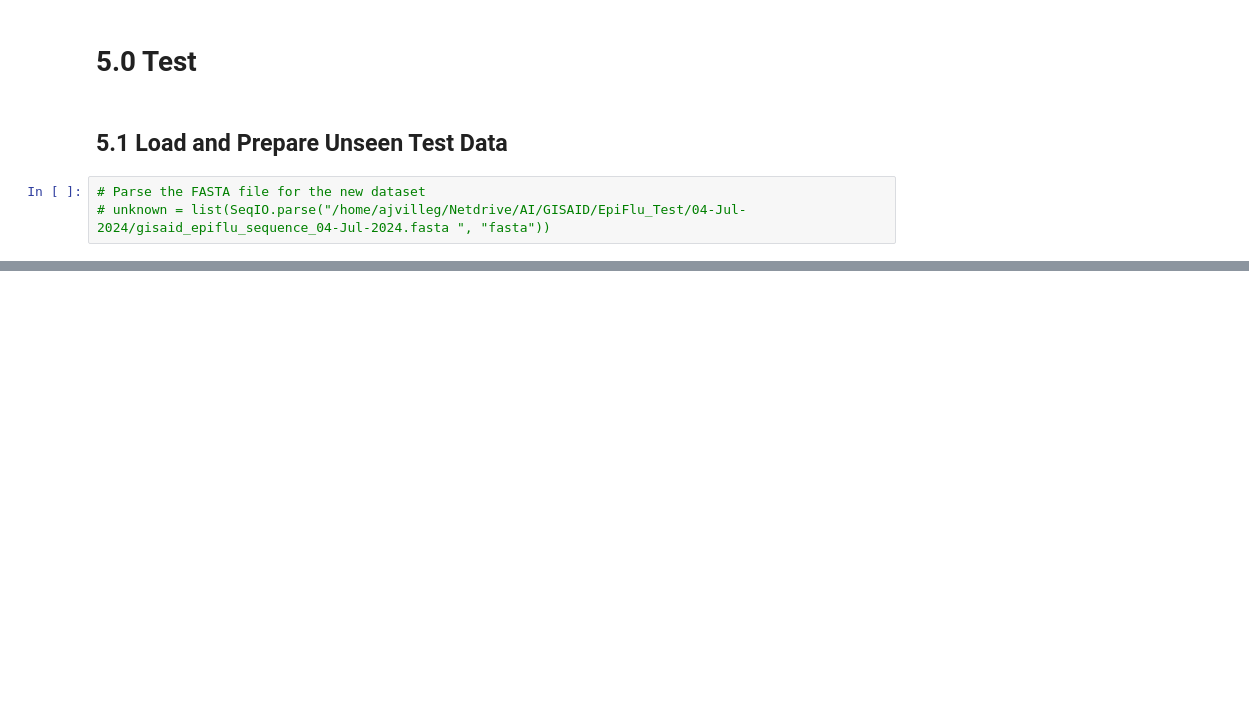
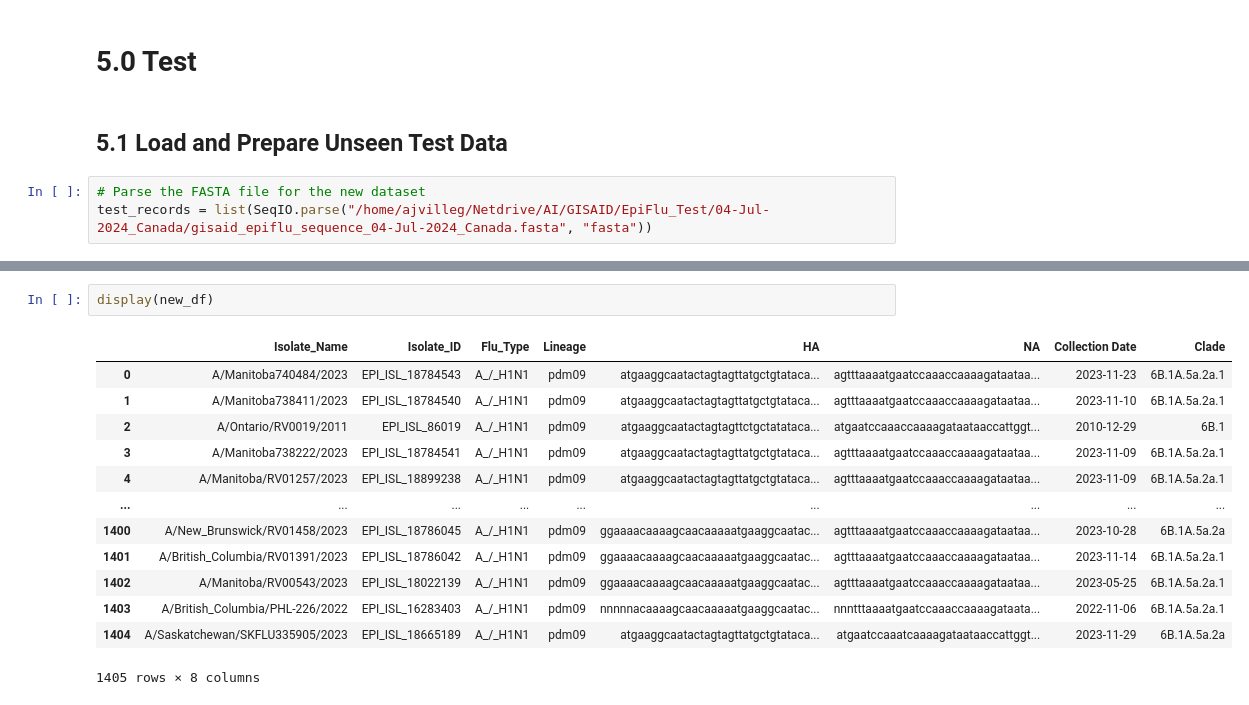
Before and after one commit to ajvilleg/learn-flu, a Jupyter notebook: learn-flu.ipynb, the cells around one changed output, grey strips where cells are left out. Drawn from its saved outputs; the diff is of its cells as text; blank space fills up the shorter version.

```diff
--- a/learn-flu.ipynb
+++ b/learn-flu.ipynb
@@ -549,4 +617,4 @@ Total training and validation runtime: 45.28 seconds
 ## 5.1 Load and Prepare Unseen Test Data
 # %%
 # Parse the FASTA file for the new dataset
-# unknown = list(SeqIO.parse("/home/ajvilleg/Netdrive/AI/GISAID/EpiFlu_Test/04-Jul-2024/gisaid_epiflu_sequence_04-Jul-2024.fasta ", "fasta"))
+test_records = list(SeqIO.parse("/home/ajvilleg/Netdrive/AI/GISAID/EpiFlu_Test/04-Jul-2024_Canada/gisaid_epiflu_sequence_04-Jul-2024_Canada.fasta", "fasta"))
@@ -552,0 +688,16 @@ Total training and validation runtime: 45.28 seconds
+# %%
+display(new_df)
+# %% [output]
+|  | Isolate_Name | Isolate_ID | Flu_Type | Lineage | HA | NA | Collection Date | Clade |
+| 0 | A/Manitoba740484/2023 | EPI_ISL_18784543 | A_/_H1N1 | pdm09 | atgaaggcaatactagtagttatgctgtataca... | agtttaaaatgaatccaaaccaaaagataataa... | 2023-11-23 | 6B.1A.5a.2a.1 |
+| 1 | A/Manitoba738411/2023 | EPI_ISL_18784540 | A_/_H1N1 | pdm09 | atgaaggcaatactagtagttatgctgtataca... | agtttaaaatgaatccaaaccaaaagataataa... | 2023-11-10 | 6B.1A.5a.2a.1 |
+| 2 | A/Ontario/RV0019/2011 | EPI_ISL_86019 | A_/_H1N1 | pdm09 | atgaaggcaatactagtagttctgctatataca... | atgaatccaaaccaaaagataataaccattggt... | 2010-12-29 | 6B.1 |
+| 3 | A/Manitoba738222/2023 | EPI_ISL_18784541 | A_/_H1N1 | pdm09 | atgaaggcaatactagtagttatgctgtataca... | agtttaaaatgaatccaaaccaaaagataataa... | 2023-11-09 | 6B.1A.5a.2a.1 |
+| 4 | A/Manitoba/RV01257/2023 | EPI_ISL_18899238 | A_/_H1N1 | pdm09 | atgaaggcaatactagtagttatgctgtataca... | agtttaaaatgaatccaaaccaaaagataataa... | 2023-11-09 | 6B.1A.5a.2a.1 |
+| ... | ... | ... | ... | ... | ... | ... | ... | ... |
+| 1400 | A/New_Brunswick/RV01458/2023 | EPI_ISL_18786045 | A_/_H1N1 | pdm09 | ggaaaacaaaagcaacaaaaatgaaggcaatac... | agtttaaaatgaatccaaaccaaaagataataa... | 2023-10-28 | 6B.1A.5a.2a |
+| 1401 | A/British_Columbia/RV01391/2023 | EPI_ISL_18786042 | A_/_H1N1 | pdm09 | ggaaaacaaaagcaacaaaaatgaaggcaatac... | agtttaaaatgaatccaaaccaaaagataataa... | 2023-11-14 | 6B.1A.5a.2a.1 |
+| 1402 | A/Manitoba/RV00543/2023 | EPI_ISL_18022139 | A_/_H1N1 | pdm09 | ggaaaacaaaagcaacaaaaatgaaggcaatac... | agtttaaaatgaatccaaaccaaaagataataa... | 2023-05-25 | 6B.1A.5a.2a.1 |
+| 1403 | A/British_Columbia/PHL-226/2022 | EPI_ISL_16283403 | A_/_H1N1 | pdm09 | nnnnnacaaaagcaacaaaaatgaaggcaatac... | nnntttaaaatgaatccaaaccaaaagataata... | 2022-11-06 | 6B.1A.5a.2a.1 |
+| 1404 | A/Saskatchewan/SKFLU335905/2023 | EPI_ISL_18665189 | A_/_H1N1 | pdm09 | atgaaggcaatactagtagttatgctgtataca... | atgaatccaaatcaaaagataataaccattggt... | 2023-11-29 | 6B.1A.5a.2a |
+1405 rows × 8 columns
```
Also changed, not shown: parts of 43 cells of this notebook.
